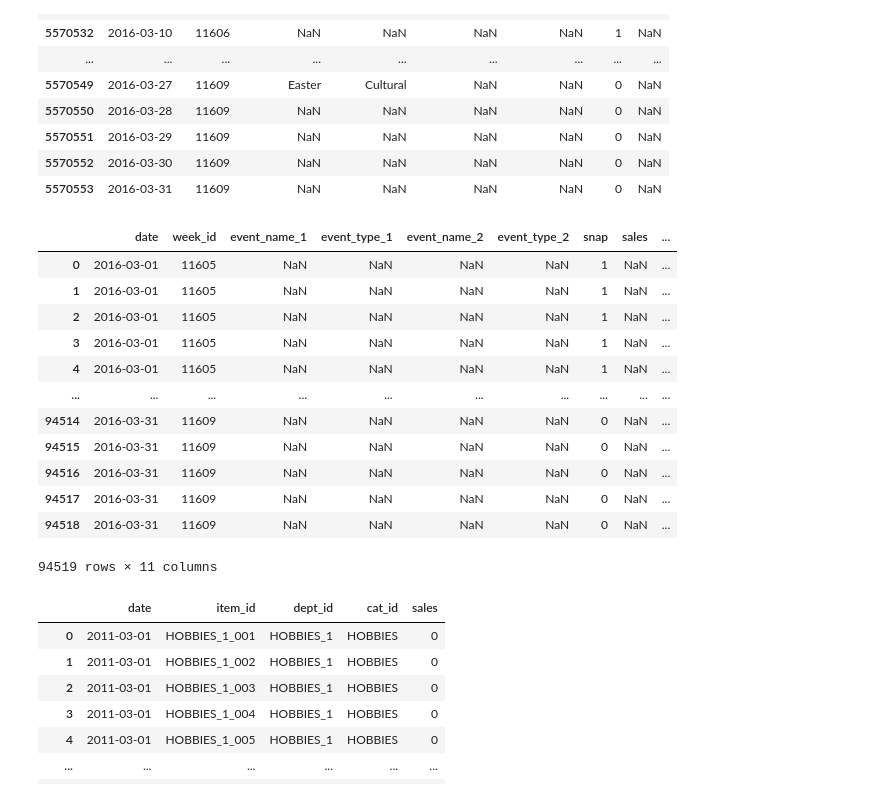
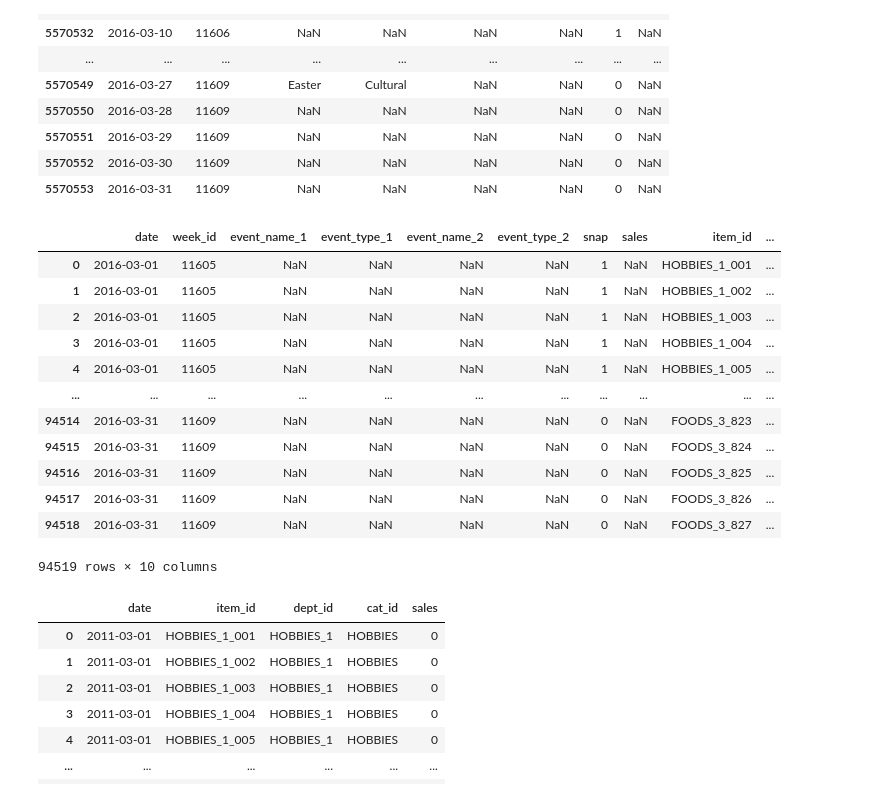
Before and after one commit to EdwinUe/BAB_WS22-23, a Jupyter notebook: Code/Forecast_Gruppe 6.ipynb, the cells around one changed output. Drawn from its saved outputs; the diff is of its cells as text; code cells hidden in the pictures.

```diff
--- a/Code/Forecast_Gruppe 6.ipynb
+++ b/Code/Forecast_Gruppe 6.ipynb
@@ -184,21 +156,22 @@ df_calsales_future
 | 5570553 | 2016-03-31 | 11609 | NaN | NaN | NaN | NaN | 0 | NaN |
 # %%
 df_future = pd.merge(df_calsales_future,df_price,how='left',on=['week_id'])
+df_future = df_future.drop(columns = 'Unnamed: 0')
 df_future
 # %% [output]
-|  | date | week_id | event_name_1 | event_type_1 | event_name_2 | event_type_2 | snap | sales | ... |
-| 0 | 2016-03-01 | 11605 | NaN | NaN | NaN | NaN | 1 | NaN | ... |
-| 1 | 2016-03-01 | 11605 | NaN | NaN | NaN | NaN | 1 | NaN | ... |
-| 2 | 2016-03-01 | 11605 | NaN | NaN | NaN | NaN | 1 | NaN | ... |
-| 3 | 2016-03-01 | 11605 | NaN | NaN | NaN | NaN | 1 | NaN | ... |
-| 4 | 2016-03-01 | 11605 | NaN | NaN | NaN | NaN | 1 | NaN | ... |
-| ... | ... | ... | ... | ... | ... | ... | ... | ... | ... |
-| 94514 | 2016-03-31 | 11609 | NaN | NaN | NaN | NaN | 0 | NaN | ... |
-| 94515 | 2016-03-31 | 11609 | NaN | NaN | NaN | NaN | 0 | NaN | ... |
-| 94516 | 2016-03-31 | 11609 | NaN | NaN | NaN | NaN | 0 | NaN | ... |
-| 94517 | 2016-03-31 | 11609 | NaN | NaN | NaN | NaN | 0 | NaN | ... |
-| 94518 | 2016-03-31 | 11609 | NaN | NaN | NaN | NaN | 0 | NaN | ... |
+|  | date | week_id | event_name_1 | event_type_1 | event_name_2 | event_type_2 | snap | sales | item_id | ... |
+| 0 | 2016-03-01 | 11605 | NaN | NaN | NaN | NaN | 1 | NaN | HOBBIES_1_001 | ... |
+| 1 | 2016-03-01 | 11605 | NaN | NaN | NaN | NaN | 1 | NaN | HOBBIES_1_002 | ... |
+| 2 | 2016-03-01 | 11605 | NaN | NaN | NaN | NaN | 1 | NaN | HOBBIES_1_003 | ... |
+| 3 | 2016-03-01 | 11605 | NaN | NaN | NaN | NaN | 1 | NaN | HOBBIES_1_004 | ... |
+| 4 | 2016-03-01 | 11605 | NaN | NaN | NaN | NaN | 1 | NaN | HOBBIES_1_005 | ... |
+| ... | ... | ... | ... | ... | ... | ... | ... | ... | ... | ... |
+| 94514 | 2016-03-31 | 11609 | NaN | NaN | NaN | NaN | 0 | NaN | FOODS_3_823 | ... |
+| 94515 | 2016-03-31 | 11609 | NaN | NaN | NaN | NaN | 0 | NaN | FOODS_3_824 | ... |
+| 94516 | 2016-03-31 | 11609 | NaN | NaN | NaN | NaN | 0 | NaN | FOODS_3_825 | ... |
+| 94517 | 2016-03-31 | 11609 | NaN | NaN | NaN | NaN | 0 | NaN | FOODS_3_826 | ... |
+| 94518 | 2016-03-31 | 11609 | NaN | NaN | NaN | NaN | 0 | NaN | FOODS_3_827 | ... |
-94519 rows × 11 columns
+94519 rows × 10 columns
 # %%
 df_item_description = df_sales[df_sales['date']==	'2011-03-01']
 df_item_description
```
Also changed, not shown: parts of 134 cells of this notebook, 2 other files.
